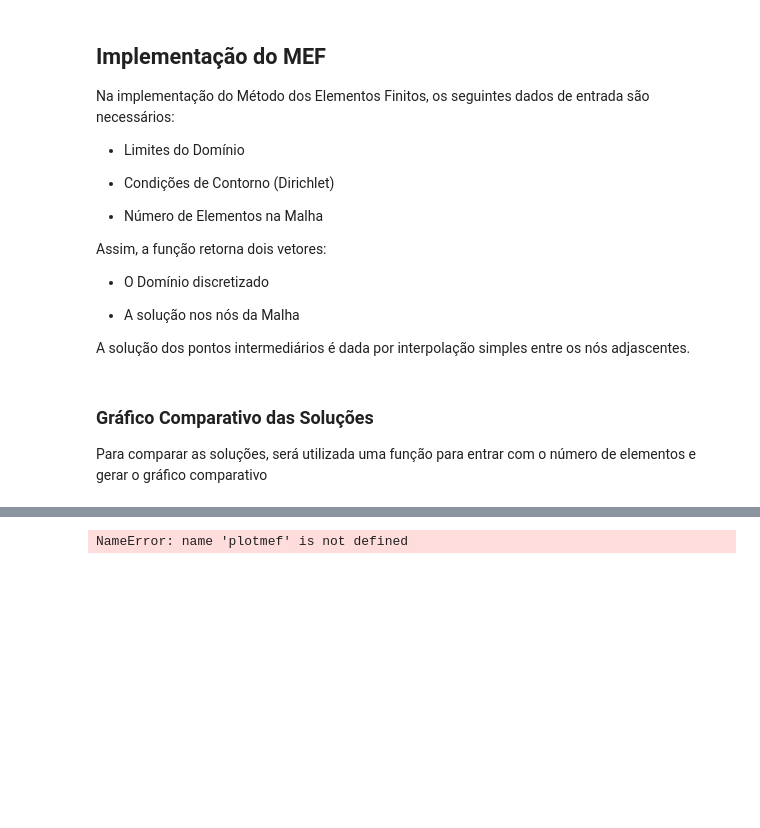
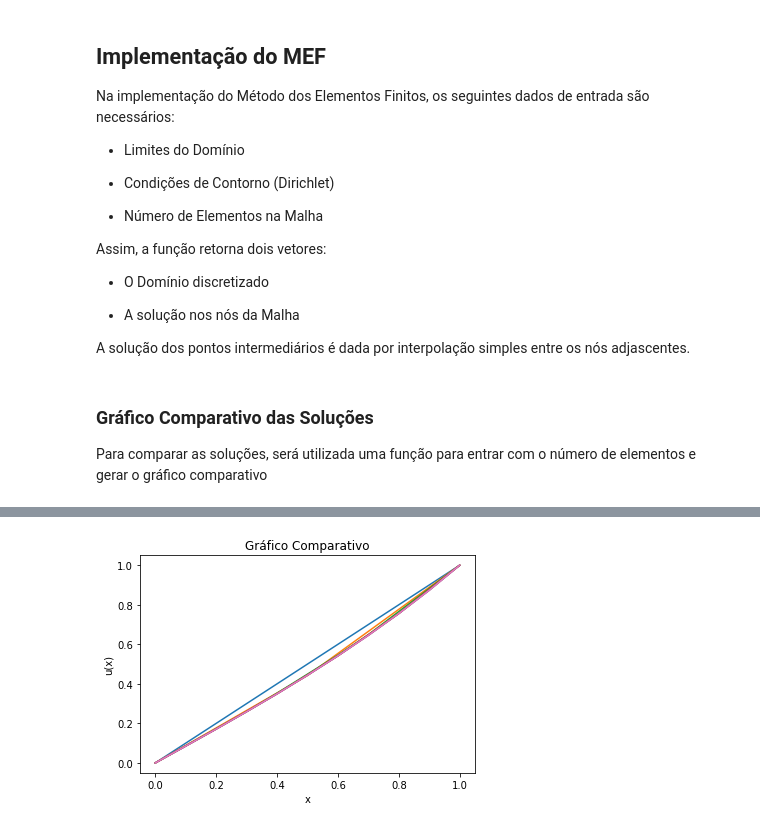
Before and after one commit to noedelima/Uff_MEFpy, a Jupyter notebook: Trabalho1.ipynb, the cells around one changed output, grey strips where cells are left out. Cells and saved outputs as stored; diff of their text form; code cells hidden in the pictures; blank space fills up the shorter version.

```diff
--- a/Trabalho1.ipynb
+++ b/Trabalho1.ipynb
@@ -74,18 +74,14 @@ def mefn(a, b, ua, ub, n):
 
 Para comparar as soluções, será utilizada uma função para entrar com o número de elementos e gerar o gráfico comparativo
 # %%
-def plotmef(n, nplot,f): # Função que plota nplot pontos discretizados em n elementos
+def interpol(xd,yd,x): # Função para interpolar u linearmente entre os nós
+    return interp1d(xd,yd,kind='linear')(x)
+def plotmef(n, nplot): # Função que plota nplot pontos discretizados em n elementos
     a,b = 0,1 # Limites de Integração
     #n = 100 # Número de elementos na malha --> dado
     ua,ub = yexata(a),yexata(b) # Condições de Contorno
-    data = mefn(a,b,ua,ub,n)
-
-    def interpol(x): # Função para interpolar u linearmente entre os nós
-        ymefn=interp1d(data[0],data[1],kind='linear')(x)
-
+    xd,yd = mefn(a,b,ua,ub,n)
     x = linspace(0.,1.,11)
-    erro = 100*((yexata(0.5)-interpol(0.5))/exata(0.5)
-    fig=plt.figure(f)
-    plt.plot(x,yexata,'k--',x,interpol(x),'b-')
-    plt.title('Método dos Elementos Finitos\n'+'Erro = '+str(erro)+'%')
-    plt.legend(('Solução Analítica', 'MEF com '+str(n)+' Elementos'))
+    u = interpol(xd,yd,x)
+    y = yexata(x)
+    return x,y,u
@@ -94,4 +88,13 @@ SyntaxError: invalid syntax (<ipython-input-4-d57ac99a914a>, line 12)
-# %%
-plotmef(2,10,1)
-# %% [output]
-NameError: name 'plotmef' is not defined
+# %%
+nel = [1,2,3,5,10,50,100]
+amostra = 50
+plt.figure(1)
+plt.title('Gráfico Comparativo')
+plt.xlabel('x')
+plt.ylabel('u(x)')
+for e in nel:
+    i += 1
+    x,y,u = plotmef(e,amostra)
+    plt.plot(x,u)
+# %% [output]
+[figure, added]
```
Also changed, not shown: parts of 1 cell of this notebook.
